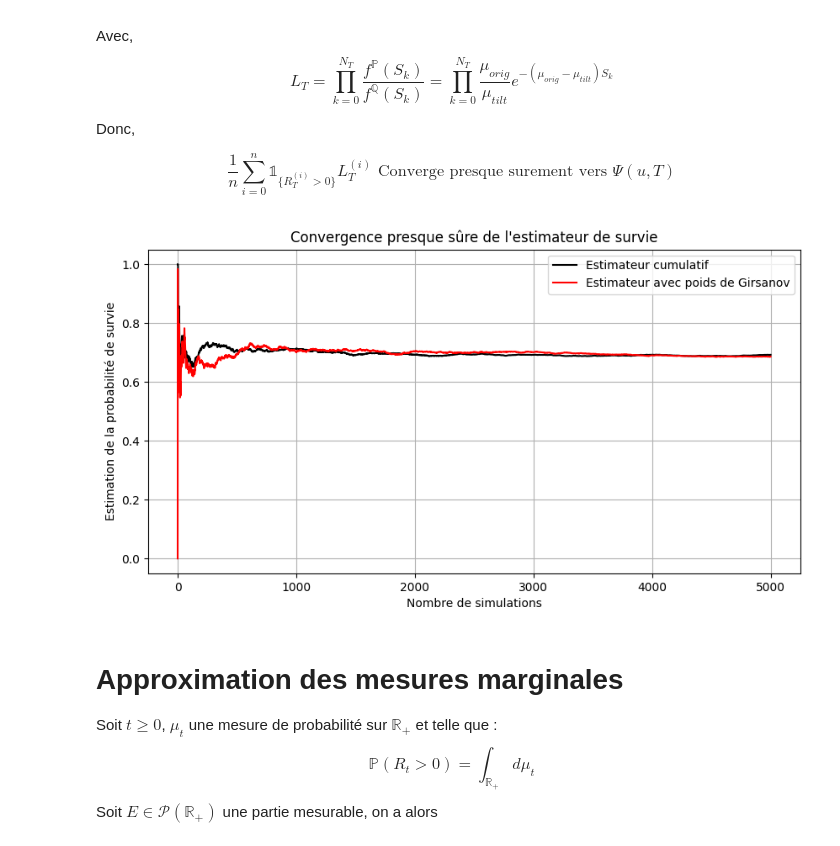
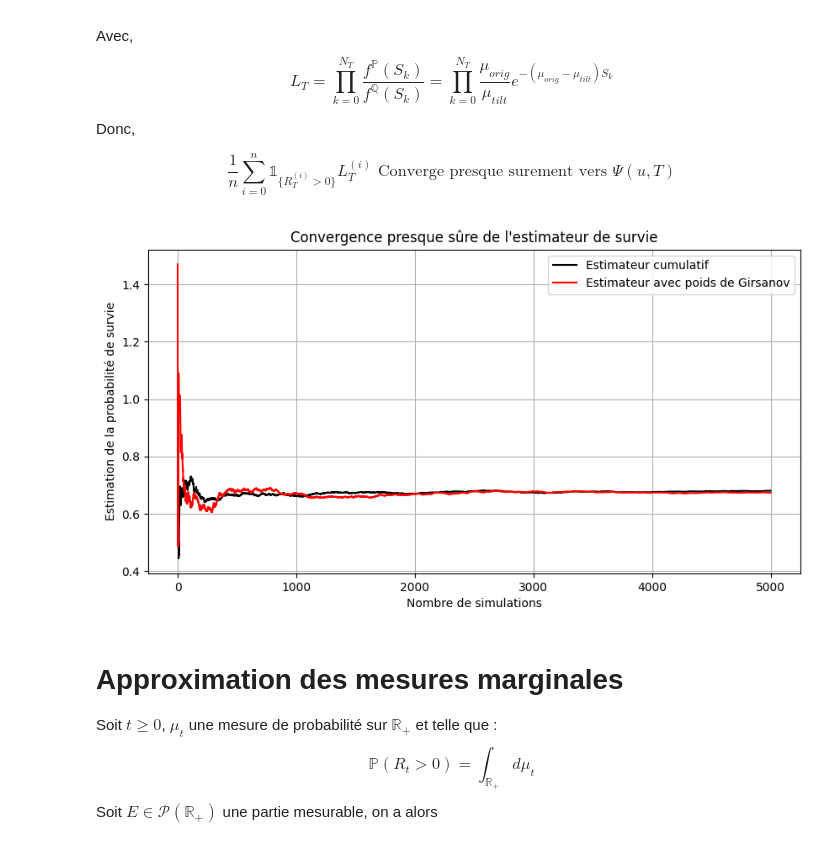
Before and after one commit to EssaddekOthmane/IndependentPriceVerification, a Jupyter notebook: BlackScholesRobbinsMonro.ipynb, the cells around one changed output. Cells and saved outputs as stored; diff of their text form; code cells hidden in the pictures.

```diff
--- a/BlackScholesRobbinsMonro.ipynb
+++ b/BlackScholesRobbinsMonro.ipynb
@@ -61,7 +174,7 @@ import matplotlib.pyplot as plt
 # %%
 OneBP = 0.0001
 
-refRate = 250 * OneBP
+refRate = results['Libor (Eq solving)'][1] * OneBP
 s0 = 75 * OneBP
 
 coupon0 = refRate + s0
@@ -1716,9 +1829,10 @@ estimateurs_pondérés = indicators * weights
 # Moyenne cumulative (convergence presque sûre)
 cumulative_means2 = np.cumsum(estimateurs_pondérés) / np.arange(1, n_sim + 1)
 # %%
-
+import random
 
 # Paramètres globaux
+mu_orig = 1.
 a = 3.
 b = 3.
 to = 0.8
@@ -1731,37 +1845,37 @@ u_ini = Ee
 
 # Fonction pour générer 1 indicatrice de survie (1 si survie, 0 si ruine)
 def simulate_survival():
     u = u_ini
-    T = -np.log(random()) / lambdaa
+    T = np.random.exponential(1/lambdaa)
     t = T
     while u >= 0 and t < t_final:
         # Sinistre : géométrique ou autre distribution (ici géométrique comme dans ton code)
-        S = np.random.geometric(0.9)
+        S = np.random.exponential(1/mu_orig)
         u += c * T - S
-        T = -np.log(random()) / lambdaa
+        T = np.random.exponential(1/lambdaa)
         t += T
     return 1 if u >= 0 else 0
 
 # Simulation et convergence presque sûre
 n_simulations = 5000
 survival_indicators = [simulate_survival() for _ in range(n_simulations)]
 
 # Moyennes cumulées (loi forte)
 cumulative_means = np.cumsum(survival_indicators) / np.arange(1, n_simulations + 1)
 
 # Affichage
 plt.figure(figsize=(10, 5))
 plt.plot(cumulative_means, color='black', label='Estimateur cumulatif')
 #plt.plot(means, label='Estimateur avec particules (SMC)', color='red')
 plt.plot(cumulative_means2,color='red', label='Estimateur avec poids de Girsanov')
 plt.xlabel("Nombre de simulations")
 plt.ylabel("Estimation de la probabilité de survie")
 plt.title("Convergence presque sûre de l'estimateur de survie")
 plt.grid(True)
 plt.legend()
 plt.show()
 # %% [output]
-[figure, old version]
+[figure, new version]
 # %% [markdown]
 # Approximation des mesures marginales
 
```
Also changed, not shown: parts of 4 cells of this notebook.
